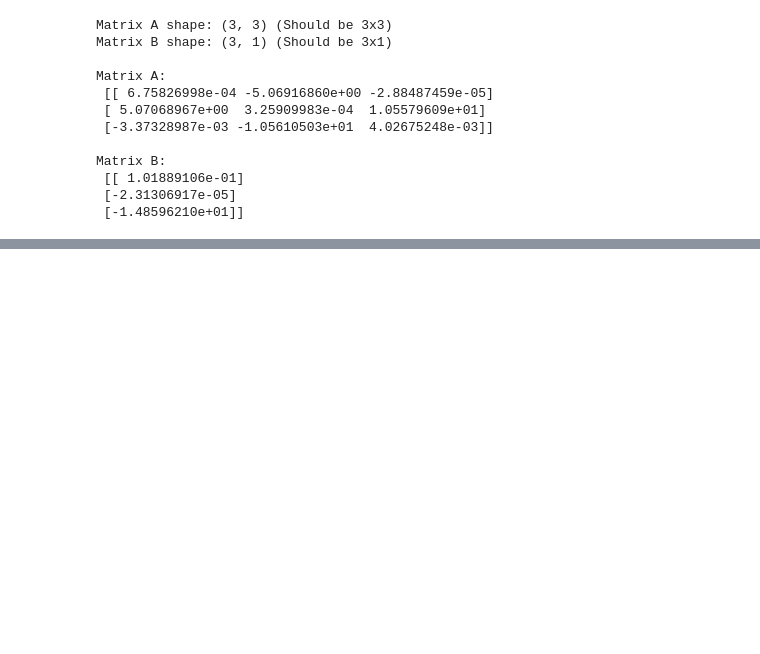
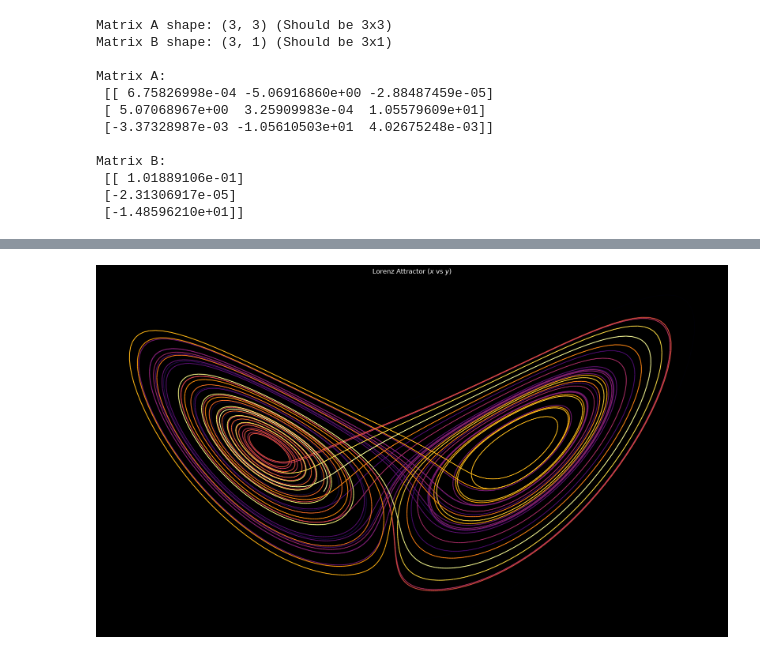
Before and after one commit to Izzathawari/PINN-dynamic-system, a Jupyter notebook: discrete_pinn/hankel_analysis.ipynb, the cells around one changed output, grey strips where cells are left out. Drawn from its saved outputs; the diff is of its cells as text; code cells hidden in the pictures; blank space fills up the shorter version.

```diff
--- a/discrete_pinn/hankel_analysis.ipynb
+++ b/discrete_pinn/hankel_analysis.ipynb
@@ -267,0 +332,93 @@ plt.plot(900*V[3,:], lw=0.5)
+# %%
+import numpy as np
+import matplotlib.pyplot as plt
+from matplotlib.animation import FuncAnimation
+from matplotlib.collections import LineCollection
+import matplotlib.colors as mcolors
+
+# 1. Generate the Lorenz Attractor Data
+def lorenz(xyz, s=10, r=28, b=2.667):
+    x, y, z = xyz
+    x_dot = s * (y - x)
+    y_dot = r * x - y - x * z
+    z_dot = x * y - b * z
+    return np.array([x_dot, y_dot, z_dot])
+
+dt = 0.005
+num_steps = 10000
+xyzs = np.empty((num_steps + 1, 3))
+xyzs[0] = (0., 1.0, 1.05)
+
+for i in range(num_steps):
+    xyzs[i+1] = xyzs[i] + lorenz(xyzs[i]) * dt
+
+x = xyzs[:, 0]
+y = xyzs[:, 1]
+z = xyzs[:, 2]
+
+# 2. Prepare the Line Segments for the Gradient
+# Reshape the data so LineCollection can process it as individual segments
+points = np.array([x, z]).T.reshape(-1, 1, 2)
+segments = np.concatenate([points[:-1], points[1:]], axis=1)
+
+# 3. Setup the Figure and Axes
+# Using a dark background makes the heat colormap stand out
+plt.style.use('dark_background')
+fig, ax = plt.subplots(figsize=(16, 9))
+
+ax.set_xlim(x.min() - 2, x.max() + 2)
+ax.set_ylim(z.min() - 2, z.max() + 2)
+ax.set_title("Lorenz Attractor ($x$ vs $y$)", color='white', pad=15)
+ax.set_xlabel("$x(t)$", color='white')
+ax.set_ylabel("$y(t)$", color='white')
+# ax.grid(True, alpha=0.1, color='white')
+
+# 4. Initialize the LineCollection
+# 'inferno' or 'hot' colormaps start dark/hot red and get warmer/brighter yellow
+norm = mcolors.Normalize(vmin=0, vmax=num_steps)
+lc = LineCollection([], cmap='inferno', norm=norm)
+lc.set_linewidth(1.5)
+ax.add_collection(lc)
+ax.axis('off')
+fig.subplots_adjust(left=0, right=1, bottom=0, top=1)
+# 5. Define Animation Functions
+def init():
+    lc.set_segments([])
+    return lc,
+
+def update(frame):
+    # Slice the segments up to the current frame
+    current_segments = segments[:frame]
+    lc.set_segments(current_segments)
+
+    # Map the color array to the current time steps
+    # This creates the gradient effect across the drawn line
+    lc.set_array(np.arange(frame))
+    return lc,
+
+# Step 6. Run the Animation
+# frame steps of 10 speed up the drawing process visually
+ani = FuncAnimation(fig, update, frames=range(0, num_steps, 20),
+                    init_func=init, blit=True, interval=20)
+
+
+# Run the Animation
+fps = 30
+pause_seconds = 10
+pause_frames = fps * pause_seconds  # 150 extra frames
+
+# 1. Create the normal sequence of frames (using your step of 20)
+frame_sequence = list(range(0, num_steps, 10))
+
+# 2. Grab the very last frame number and duplicate it 150 times
+last_frame = frame_sequence[-1]
+frame_sequence.extend([last_frame] * pause_frames)
+
+# 3. Pass this custom list into FuncAnimation
+ani = FuncAnimation(fig, update, frames=frame_sequence,
+                    init_func=init, blit=True, interval=20)
+
+# 4. Save the GIF
+ani.save('lorenz_background.gif', writer='pillow', fps=fps, dpi=80)
+# %% [output]
+[figure, added]
```
Also changed, not shown: parts of 3 cells of this notebook, 1 other file.
